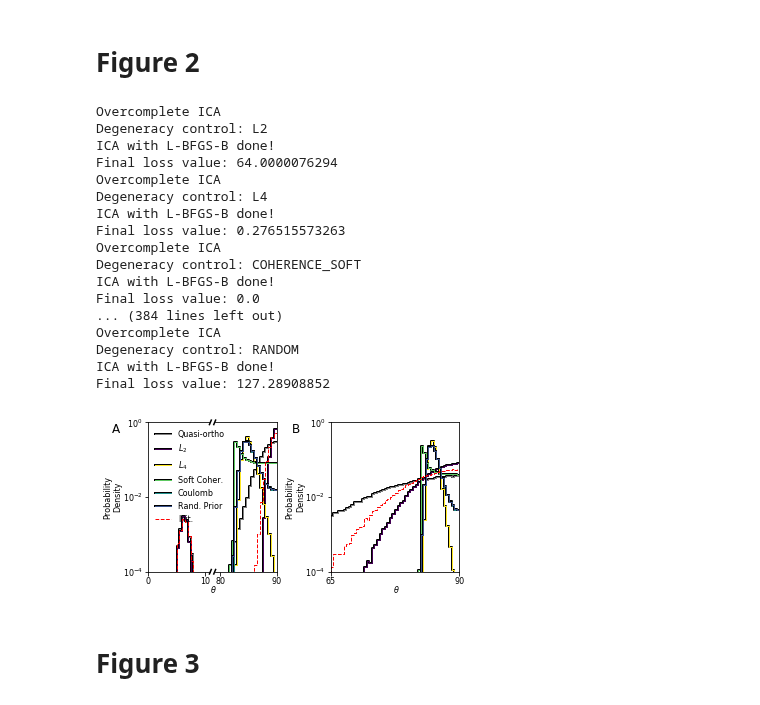
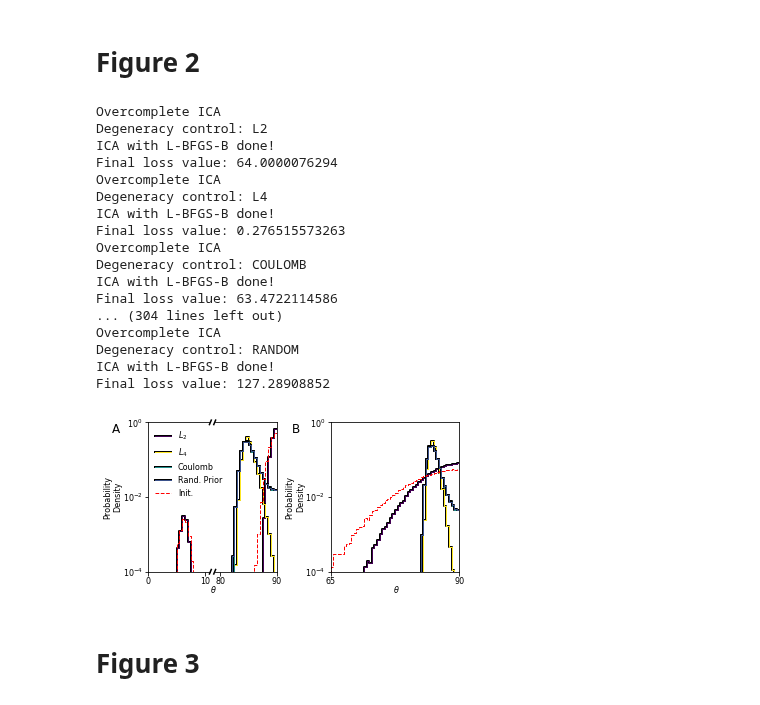
Before and after one commit to JesseLivezey/oc_ica, a Jupyter notebook: notebooks/figs_1_2_3.ipynb, the cells around one changed output. Saved outputs shown, nothing was run; the diff lists cells and outputs as text; code cells hidden in the pictures.

```diff
--- a/notebooks/figs_1_2_3.ipynb
+++ b/notebooks/figs_1_2_3.ipynb
@@ -19,26 +19,26 @@ plotting.plot_figure1(os.path.join(os.environ['HOME'], 'Downloads/figure1.pdf'))
 # Figure 2
 # %%
 reload(plotting)
-plotting.plot_figure2(os.path.join(os.environ['HOME'], 'Downloads/figure2_all.pdf'))
+plotting.plot_figure2(os.path.join(os.environ['HOME'], 'Downloads/figure2.pdf'))
 # %% [output]
 Overcomplete ICA
 Degeneracy control: L2
 ICA with L-BFGS-B done!
 Final loss value: 64.0000076294
 Overcomplete ICA
 Degeneracy control: L4
 ICA with L-BFGS-B done!
 Final loss value: 0.276515573263
 Overcomplete ICA
-Degeneracy control: COHERENCE_SOFT
+Degeneracy control: COULOMB
 ICA with L-BFGS-B done!
-Final loss value: 0.0
-... (384 lines left out)
+Final loss value: 63.4722114586
+... (304 lines left out)
 Overcomplete ICA
 Degeneracy control: RANDOM
 ICA with L-BFGS-B done!
 Final loss value: 127.28908852
-[figure, old version]
+[figure, new version]
 # %% [markdown]
 # Figure 3
 # %%
```
Also changed, not shown: parts of 1 cell of this notebook, 3 other files.
